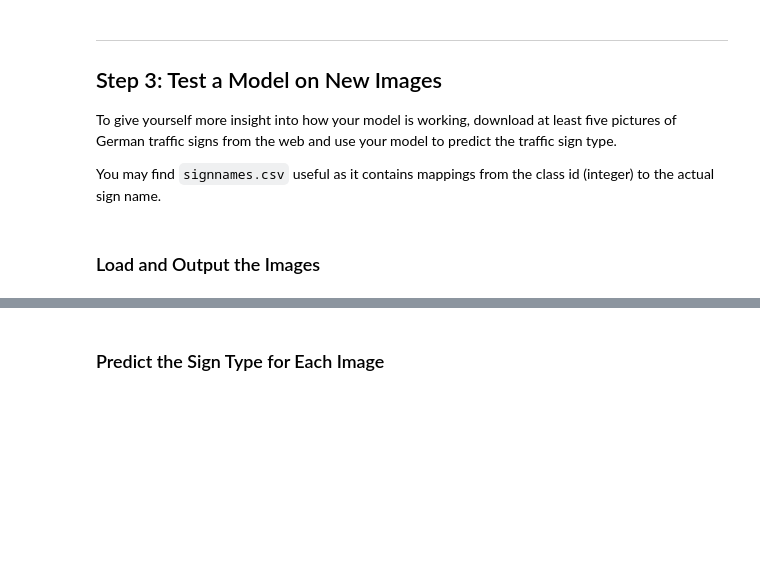
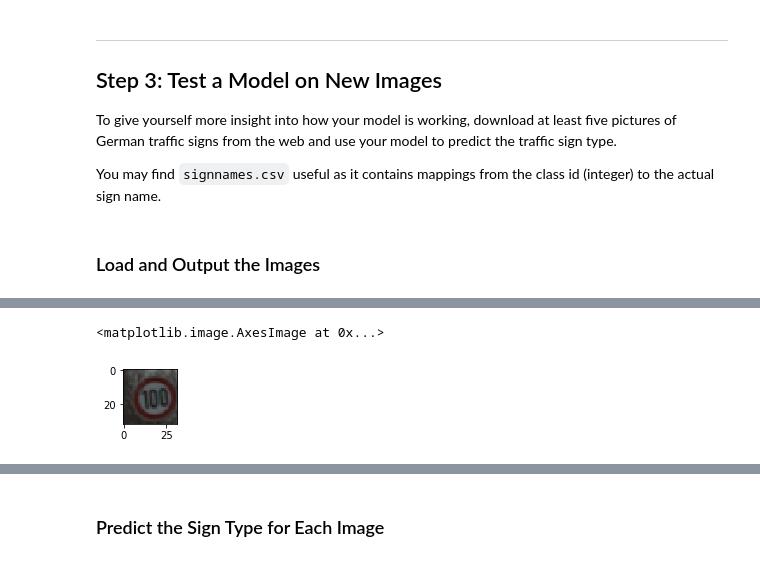
Before and after one commit to bamwang/CarND-Traffic-Sign-Classifier-Project, a Jupyter notebook: Traffic_Sign_Classifier.ipynb, the cells around one changed output, grey strips where cells are left out. Cells and saved outputs as stored; diff of their text form; code cells hidden in the pictures; blank space fills up the shorter version.

```diff
--- a/Traffic_Sign_Classifier.ipynb
+++ b/Traffic_Sign_Classifier.ipynb
@@ -313,0 +326,6 @@ Caused by op 'save_2/RestoreV2_129', defined at:
+# %%
+plt.figure(figsize=(1,1))
+plt.imshow(x_d[1])
+# %% [output]
+<matplotlib.image.AxesImage at 0x...>
+[figure, added]
```
Also changed, not shown: parts of 11 cells of this notebook, 3 other files.
